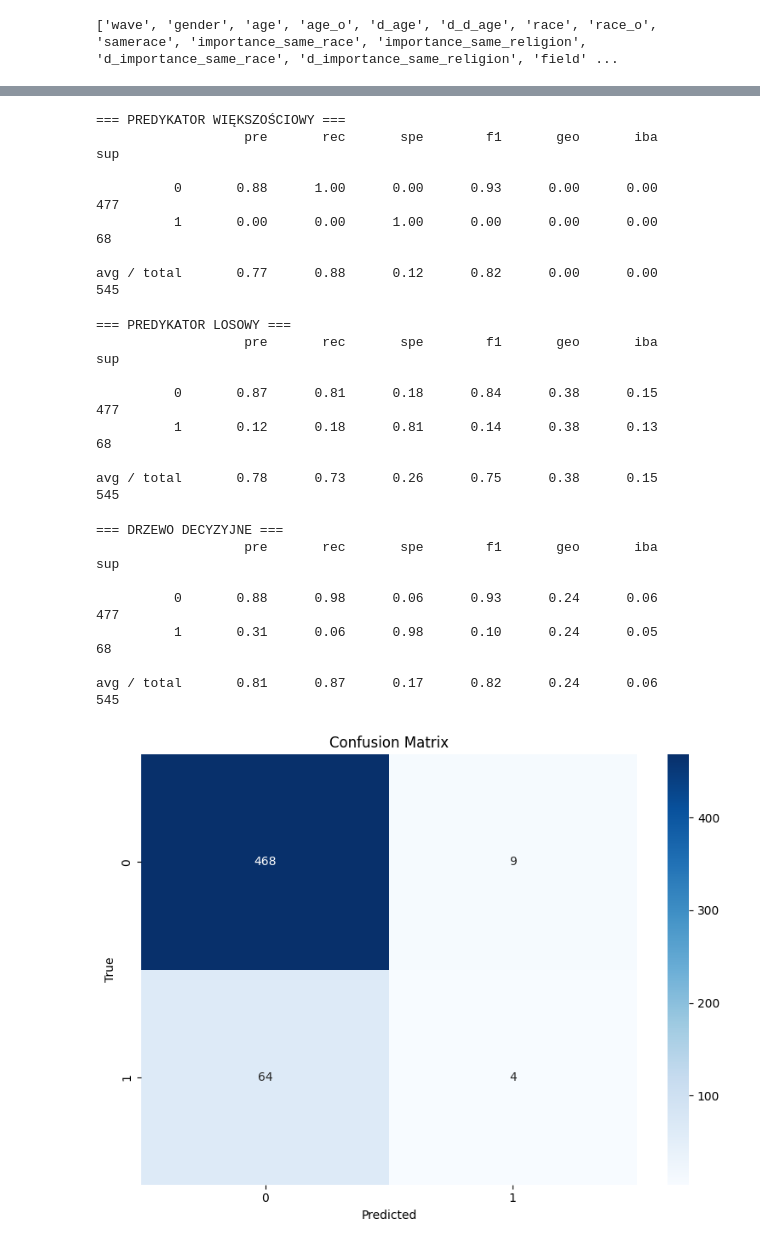
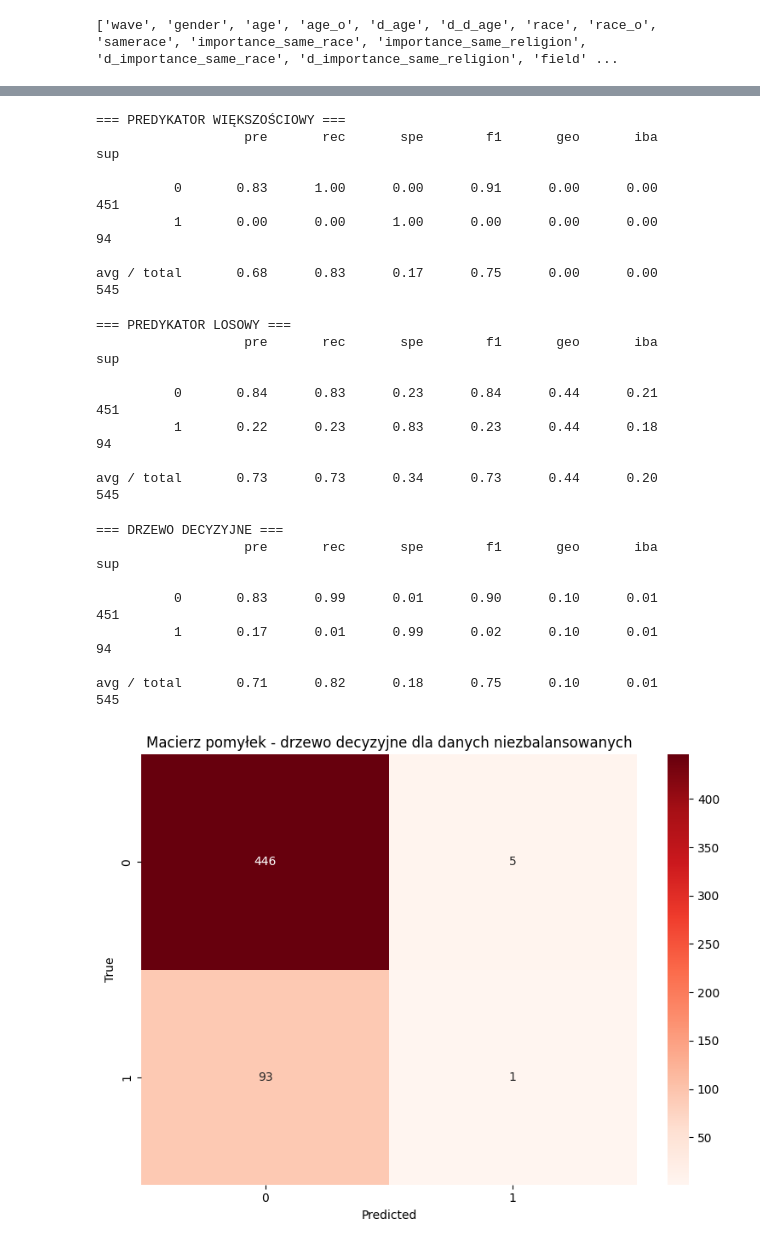
Before and after one commit to Zajecia-na-PWr-LR/lista6-MateuszOlech, a Jupyter notebook: Lista6.ipynb, the cells around one changed output, grey strips where cells are left out. Saved outputs shown, nothing was run; the diff lists cells and outputs as text; code cells hidden in the pictures.

```diff
--- a/Lista6.ipynb
+++ b/Lista6.ipynb
@@ -71,7 +76,7 @@ plt.ylabel("Liczność klasy")
 Text(0, 0.5, 'Liczność klasy')
 [figure]
 # %%
-df['gender'] = df['gender'].map({1: 'male', 0: 'female'})
+df['gender'] = df['gender'].map({'female': 0, 'male': 1})
 # %%
 # USUNIĘCIĘ WIEDZY "Z PRZYSZŁOŚCI"
 columns_to_drop = [
@@ -270,10 +275,10 @@ print(classification_report_imbalanced(y_test, y_pred_majority))
 === PREDYKATOR WIĘKSZOŚCIOWY ===
                    pre       rec       spe        f1       geo       iba       sup
 
-          0       0.88      1.00      0.00      0.93      0.00      0.00       477
-          1       0.00      0.00      1.00      0.00      0.00      0.00        68
+          0       0.83      1.00      0.00      0.91      0.00      0.00       451
+          1       0.00      0.00      1.00      0.00      0.00      0.00        94
 
-avg / total       0.77      0.88      0.12      0.82      0.00      0.00       545
+avg / total       0.68      0.83      0.17      0.75      0.00      0.00       545
 # %%
 random_classifier = DummyClassifier(strategy='stratified', random_state=42)
 random_classifier.fit(X_train, y_train)
@@ -285,10 +290,10 @@ print(classification_report_imbalanced(y_test, y_pred_random))
 === PREDYKATOR LOSOWY ===
                    pre       rec       spe        f1       geo       iba       sup
 
-          0       0.87      0.81      0.18      0.84      0.38      0.15       477
-          1       0.12      0.18      0.81      0.14      0.38      0.13        68
+          0       0.84      0.83      0.23      0.84      0.44      0.21       451
+          1       0.22      0.23      0.83      0.23      0.44      0.18        94
 
-avg / total       0.78      0.73      0.26      0.75      0.38      0.15       545
+avg / total       0.73      0.73      0.34      0.73      0.44      0.20       545
 # %%
 # ENCODING
 X_train_encoded = pd.get_dummies(X_train, drop_first=True, dtype=float)
@@ -306,21 +311,21 @@ print(classification_report_imbalanced(y_test, y_pred_tree))
 === DRZEWO DECYZYJNE ===
                    pre       rec       spe        f1       geo       iba       sup
 
-          0       0.88      0.98      0.06      0.93      0.24      0.06       477
-          1       0.31      0.06      0.98      0.10      0.24      0.05        68
+          0       0.83      0.99      0.01      0.90      0.10      0.01       451
+          1       0.17      0.01      0.99      0.02      0.10      0.01        94
 
-avg / total       0.81      0.87      0.17      0.82      0.24      0.06       545
+avg / total       0.71      0.82      0.18      0.75      0.10      0.01       545
 # %%
 conf_matrix = confusion_matrix(y_test, y_pred_tree)
 plt.figure(figsize=(8, 6))
-sns.heatmap(conf_matrix, annot=True, fmt='d', cmap='Blues')
+sns.heatmap(conf_matrix, annot=True, fmt='d', cmap='Reds')
 plt.xlabel('Predicted')
 plt.ylabel('True')
-plt.title('Confusion Matrix')
+plt.title('Macierz pomyłek - drzewo decyzyjne dla danych niezbalansowanych')
 plt.tight_layout()
 plt.show()
 # %% [output]
-[figure, old version]
+[figure, new version]
 # %%
 plt.figure(figsize=(14, 8))
 plot_tree(tree_model,
```
Also changed, not shown: parts of 20 cells of this notebook.
